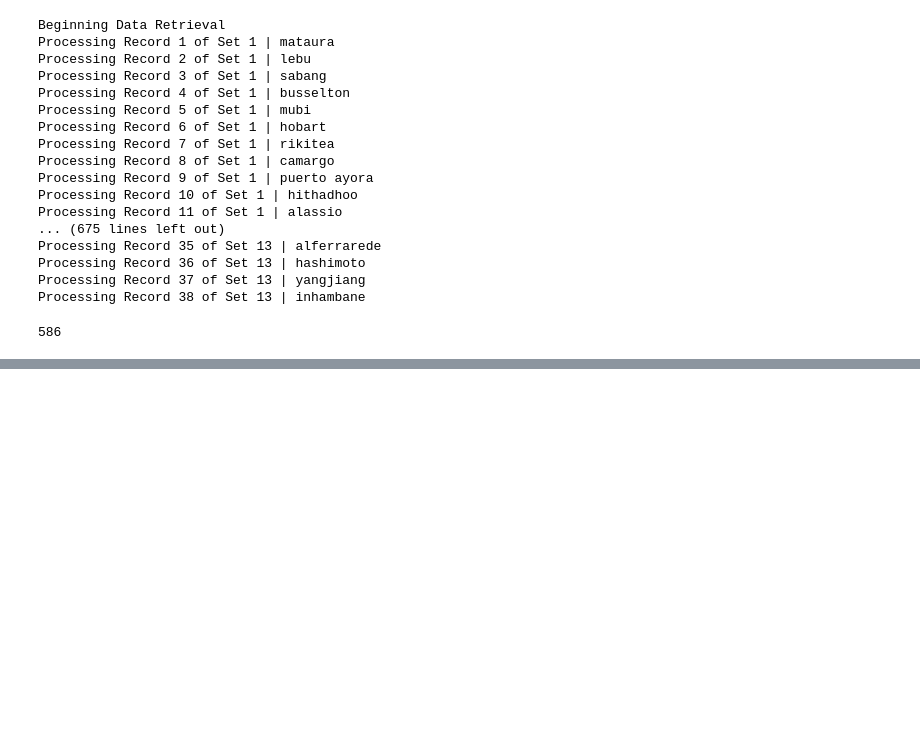
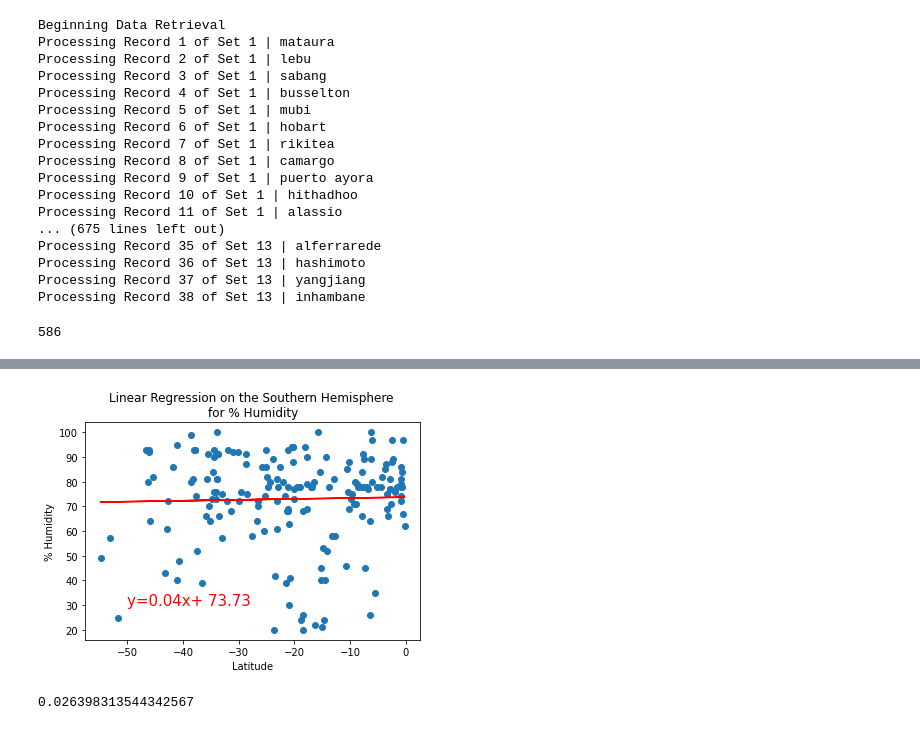
Before and after one commit to noelpdot/World_Weather_Analysis, a Jupyter notebook: WeatherPy.ipynb, the cells around one changed output, grey strips where cells are left out. Saved outputs shown, nothing was run; the diff lists cells and outputs as text; code cells hidden in the pictures; blank space fills up the shorter version.

```diff
--- a/WeatherPy.ipynb
+++ b/WeatherPy.ipynb
@@ -279,0 +346,10 @@ plt.show()
+# %%
+# Linear regression on the Southern Hemisphere Lat Vs Humidity
+x_values = south_hemi_df["Lat"]
+y_values = south_hemi_df["Humidity"]
+# Call the function.
+plot_linear_regression(x_values, y_values,
+                       'Linear Regression on the Southern Hemisphere \nfor % Humidity', '% Humidity',(-50,30))
+# %% [output]
+[figure, added]
+0.026398313544342567
```
Also changed, not shown: parts of 17 cells of this notebook.
